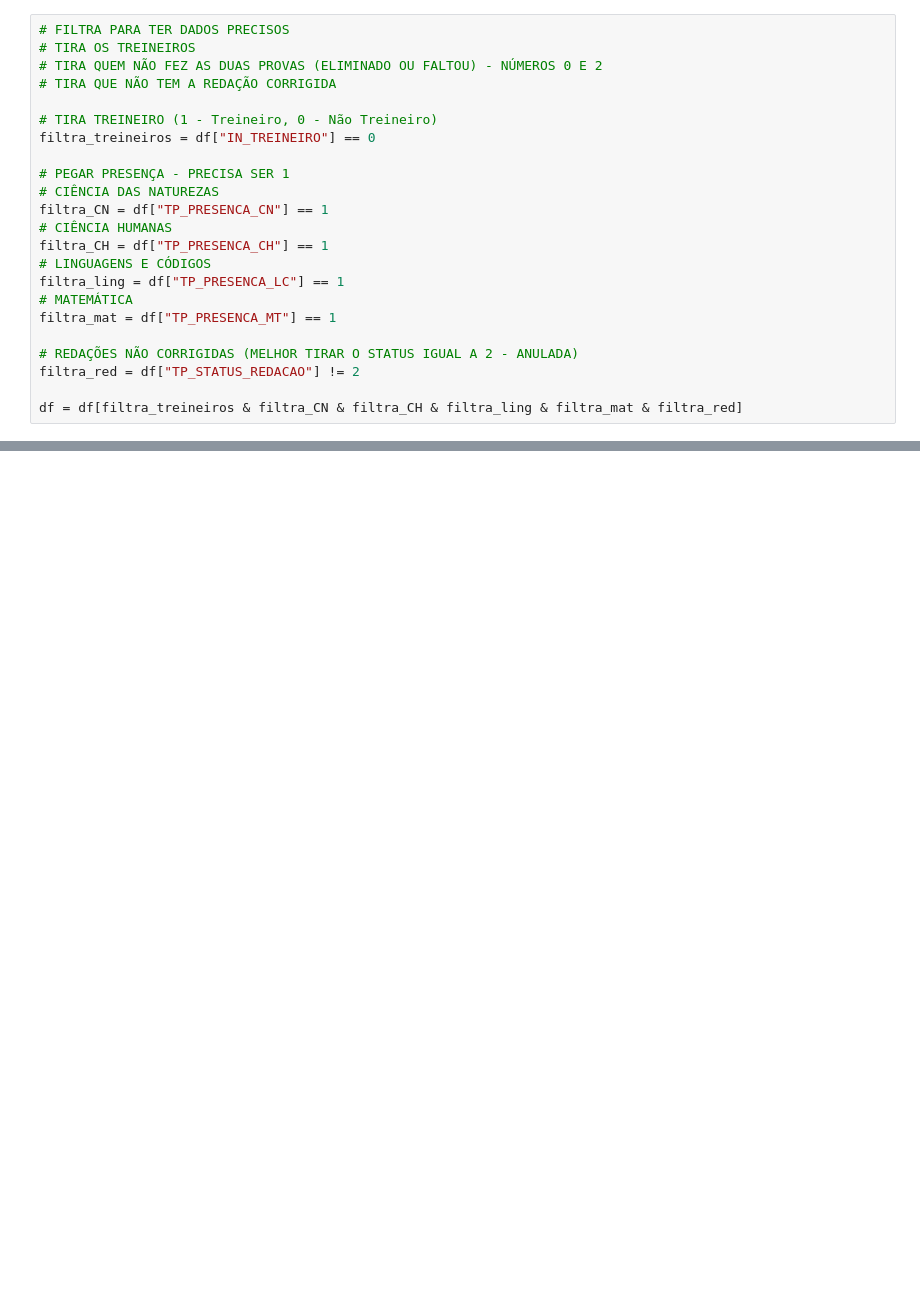
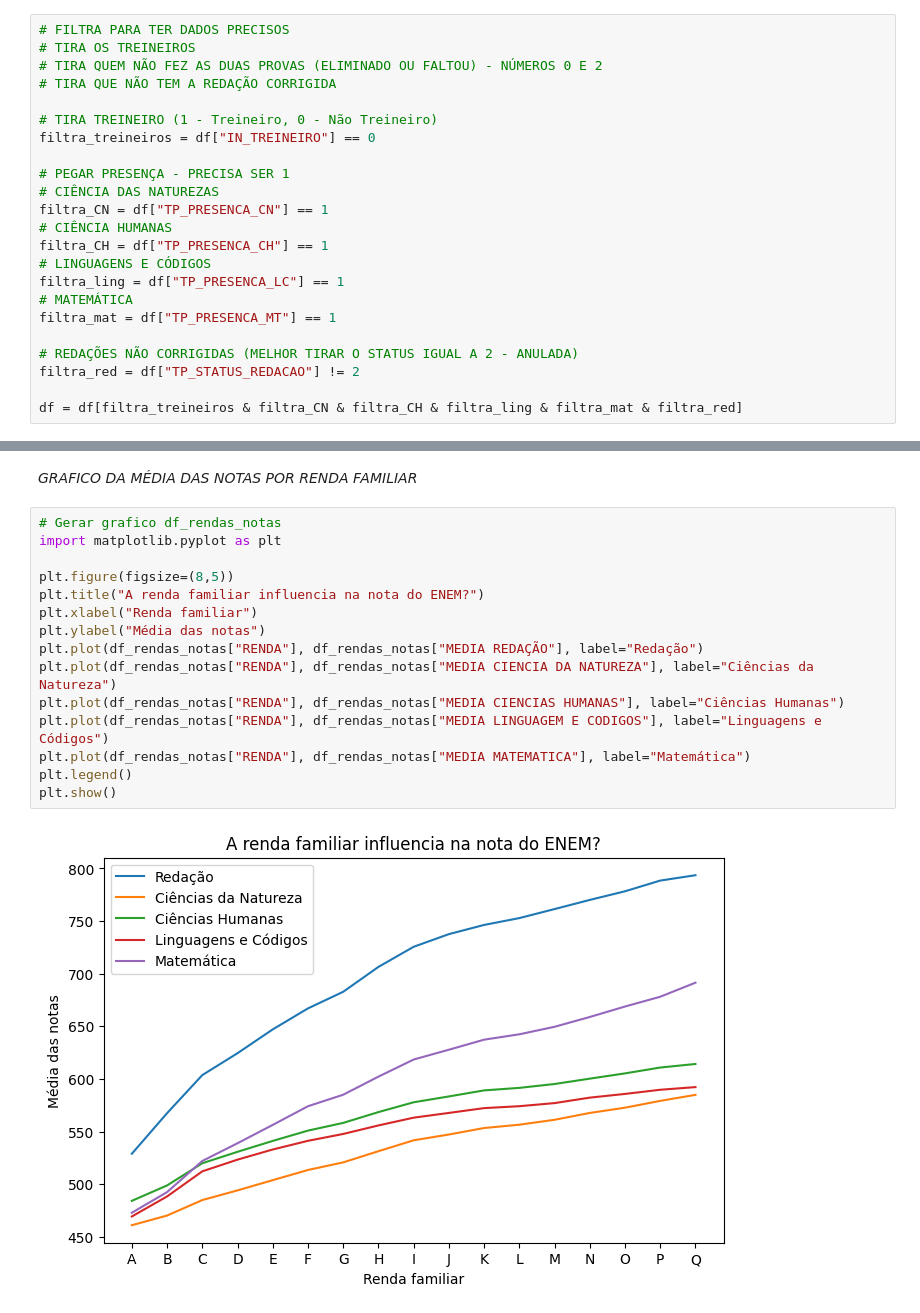
Before and after one commit to giuvallente/APS1-CDADOS, a Jupyter notebook: main.ipynb, the cells around one changed output, grey strips where cells are left out. Cells and saved outputs as stored; diff of their text form; blank space fills up the shorter version.

Commit message:
Gráficos de média e cohen Co-authored-by: giuvallente <giuvallente@users.noreply.github.com>

```diff
--- a/main.ipynb
+++ b/main.ipynb
@@ -94,0 +119,19 @@ NameError: name 'pd' is not defined
+# %% [markdown]
+*GRAFICO DA MÉDIA DAS NOTAS POR RENDA FAMILIAR*
+# %%
+# Gerar grafico df_rendas_notas
+import matplotlib.pyplot as plt
+
+plt.figure(figsize=(8,5))
+plt.title("A renda familiar influencia na nota do ENEM?")
+plt.xlabel("Renda familiar")
+plt.ylabel("Média das notas")
+plt.plot(df_rendas_notas["RENDA"], df_rendas_notas["MEDIA REDAÇÃO"], label="Redação")
+plt.plot(df_rendas_notas["RENDA"], df_rendas_notas["MEDIA CIENCIA DA NATUREZA"], label="Ciências da Natureza")
+plt.plot(df_rendas_notas["RENDA"], df_rendas_notas["MEDIA CIENCIAS HUMANAS"], label="Ciências Humanas")
+plt.plot(df_rendas_notas["RENDA"], df_rendas_notas["MEDIA LINGUAGEM E CODIGOS"], label="Linguagens e Códigos")
+plt.plot(df_rendas_notas["RENDA"], df_rendas_notas["MEDIA MATEMATICA"], label="Matemática")
+plt.legend()
+plt.show()
+# %% [output]
+[figure, added]
```
Also changed, not shown: parts of 7 cells of this notebook.
